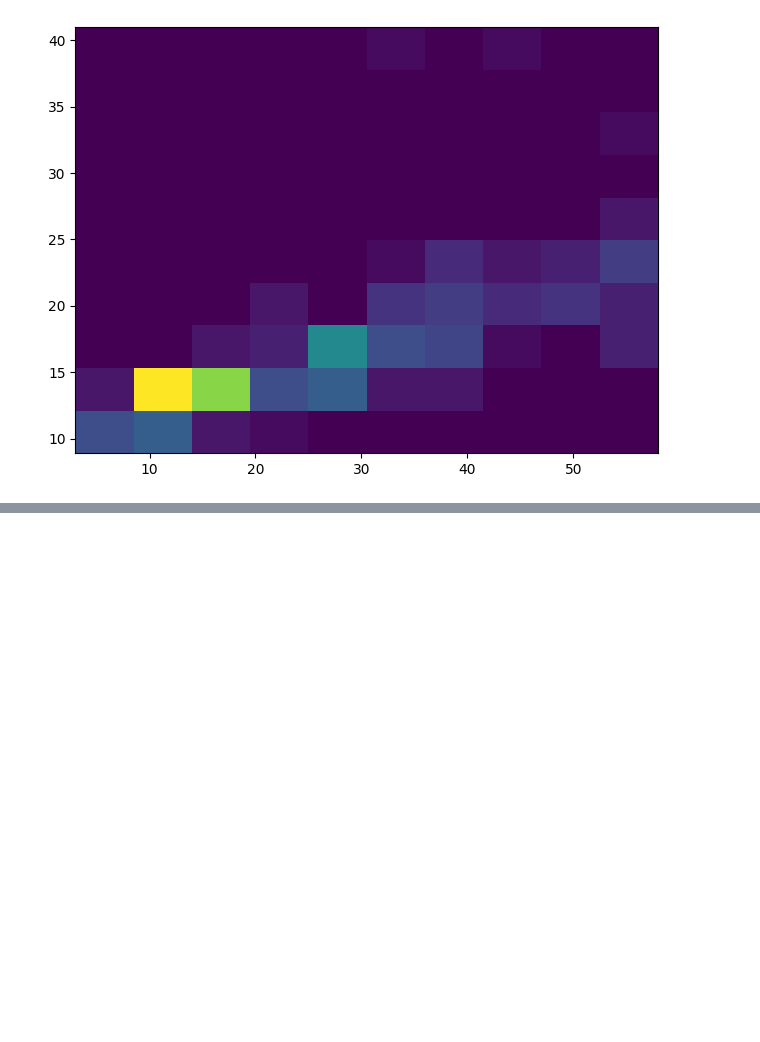
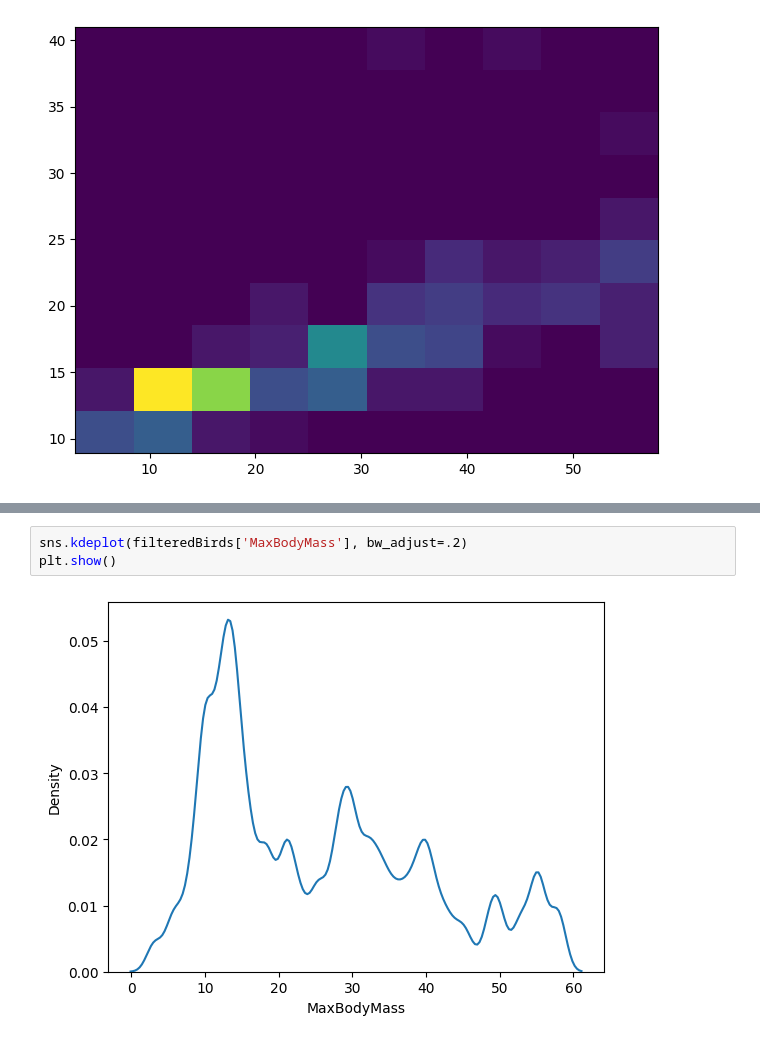
Before and after one commit to lynghoo/Data-Science-For-Beginners, a Jupyter notebook: 3-Data-Visualization/10-visualization-distributions/notebook.ipynb, the cells around one changed output, grey strips where cells are left out. Drawn from its saved outputs; the diff is of its cells as text; blank space fills up the shorter version.

```diff
--- a/3-Data-Visualization/10-visualization-distributions/notebook.ipynb
+++ b/3-Data-Visualization/10-visualization-distributions/notebook.ipynb
@@ -84,0 +97,5 @@ plt.legend();
+# %%
+sns.kdeplot(filteredBirds['MaxBodyMass'], bw_adjust=.2)
+plt.show()
+# %% [output]
+[figure, added]
```
Also changed, not shown: parts of 5 cells of this notebook.
